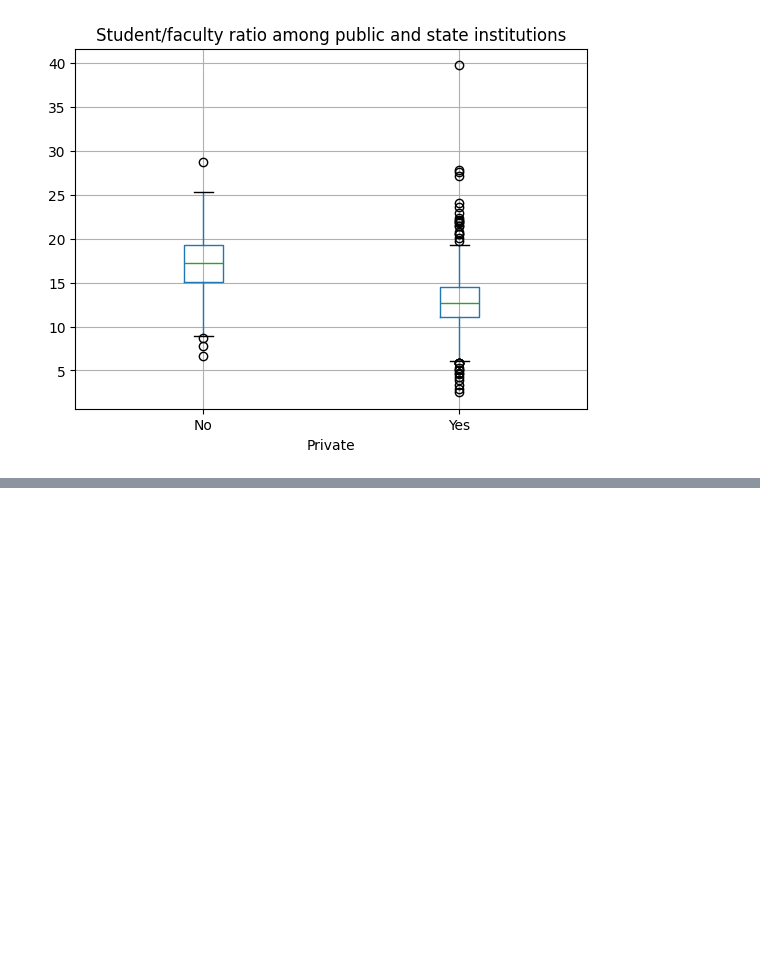
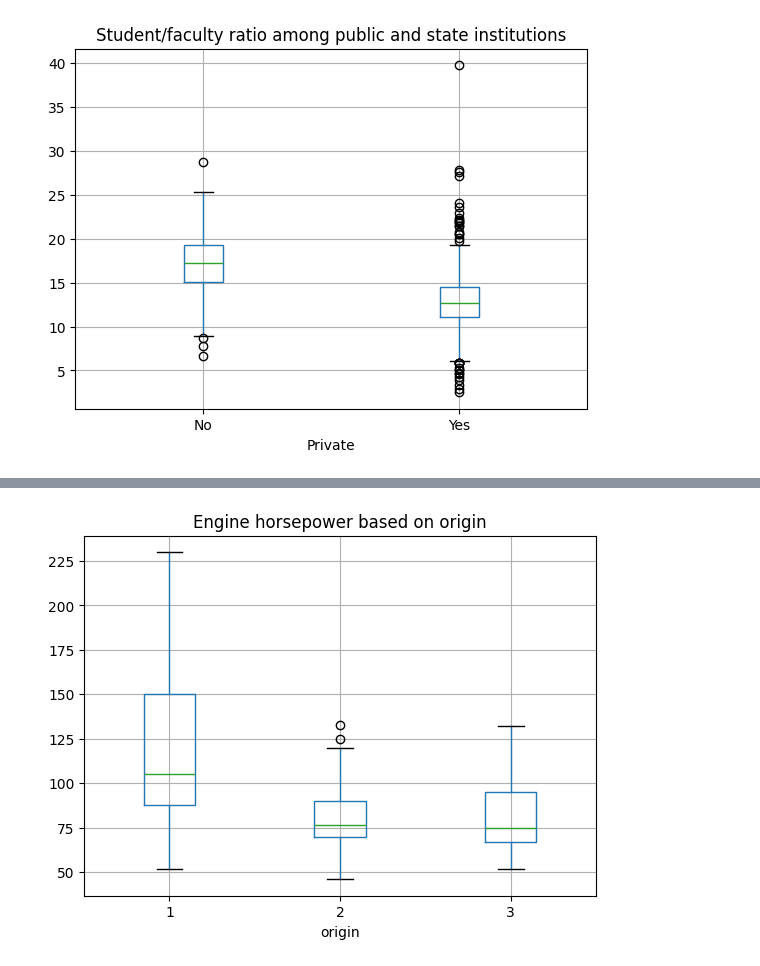
Before and after one commit to caoa0816/ISLP_labs, a Jupyter notebook: main/ch02.ipynb, the cells around one changed output, grey strips where cells are left out. Drawn from its saved outputs; the diff is of its cells as text; code cells hidden in the pictures; blank space fills up the shorter version.

```diff
--- a/main/ch02.ipynb
+++ b/main/ch02.ipynb
@@ -261,0 +367,7 @@ plt.show()
+# %%
+ax = auto.boxplot(column='horsepower', by='origin')
+plt.suptitle('')
+ax.set_title('Engine horsepower based on origin')
+plt.show()
+# %% [output]
+[figure, added]
```
Also changed, not shown: parts of 16 cells of this notebook.
